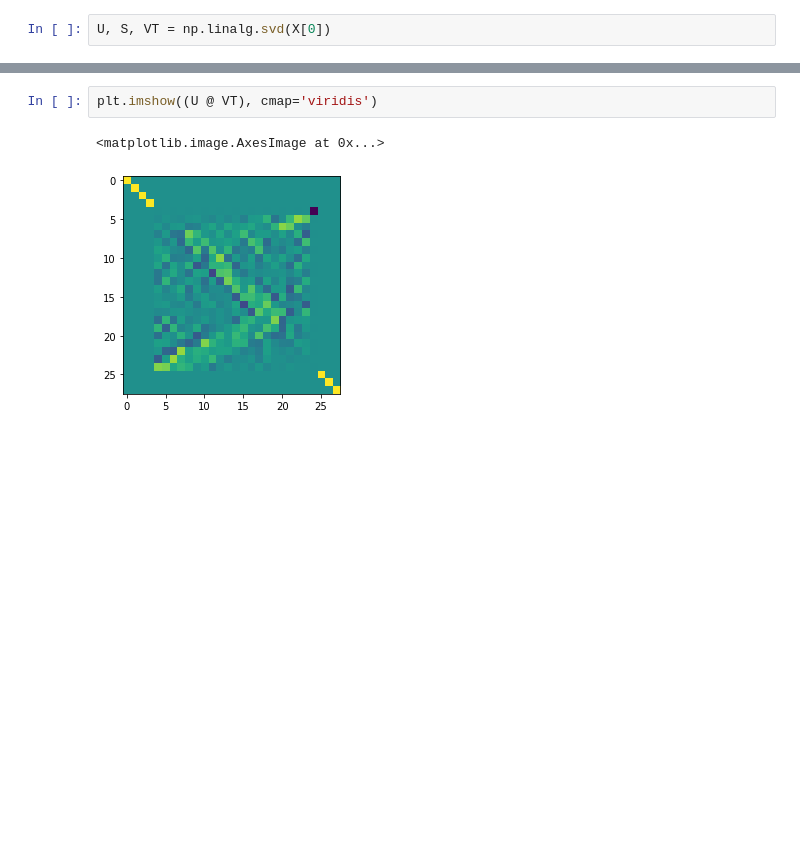
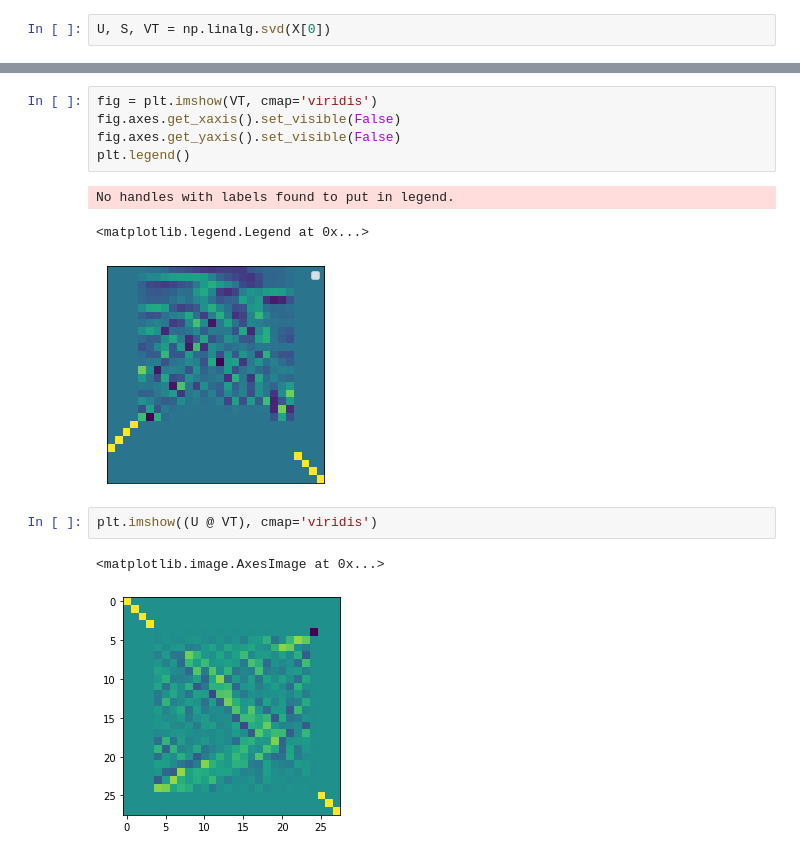
Before and after one commit to PsorTheDoctor/robotics, a Jupyter notebook: notebooks/singular_value_decomposition_image.ipynb, the cells around one changed output, grey strips where cells are left out. Drawn from its saved outputs; the diff is of its cells as text; blank space fills up the shorter version.

```diff
--- a/notebooks/singular_value_decomposition_image.ipynb
+++ b/notebooks/singular_value_decomposition_image.ipynb
@@ -32,3 +30,12 @@ plt.imshow(VT.T, cmap='viridis')
+# %%
+fig = plt.imshow(VT, cmap='viridis')
+fig.axes.get_xaxis().set_visible(False)
+fig.axes.get_yaxis().set_visible(False)
+plt.legend()
+# %% [output]
+No handles with labels found to put in legend.
+<matplotlib.legend.Legend at 0x...>
+[figure, added]
 # %%
 plt.imshow((U @ VT), cmap='viridis')
 # %% [output]
```
Also changed, not shown: parts of 6 cells of this notebook.
